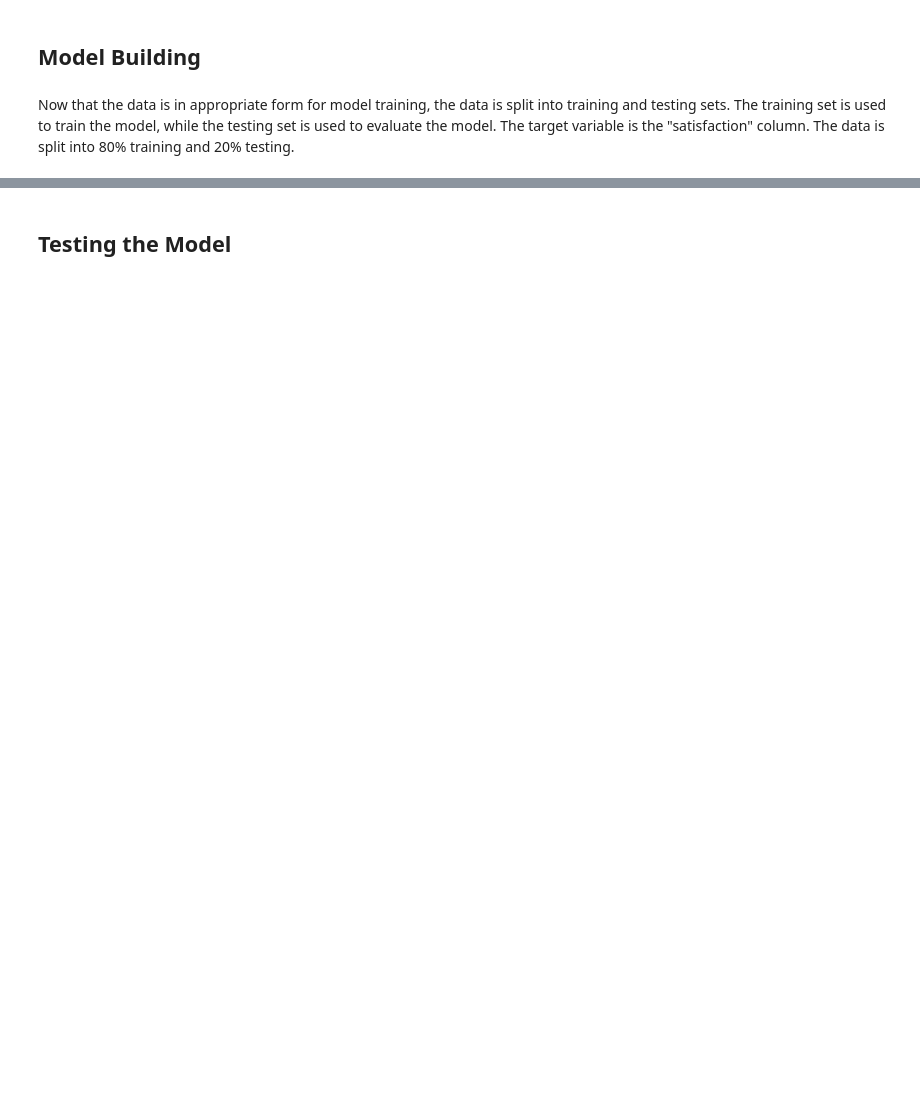
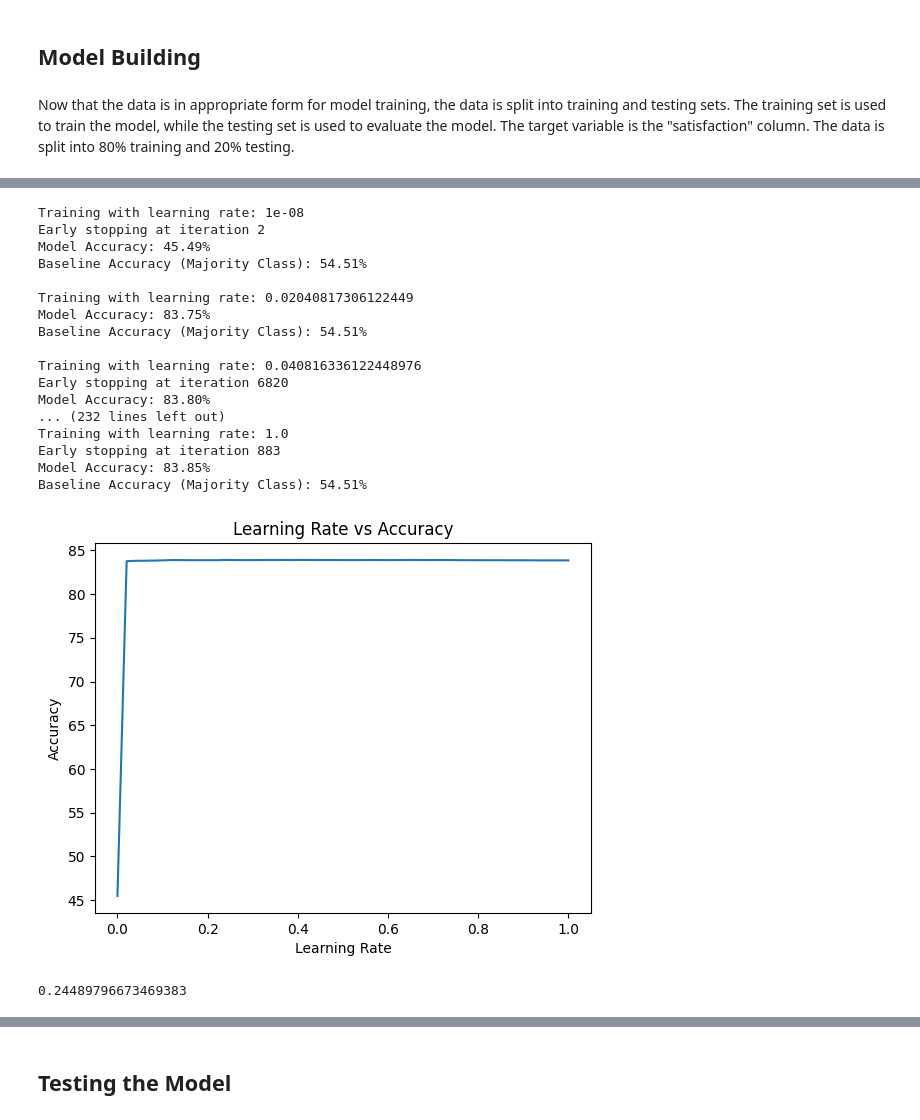
Before and after one commit to e-c-centric/MachineLearning, a Jupyter notebook: Elikem Gale-Zoyiku_Midsemester_Project/Elikem Gale-Zoyiku_Midsemester_Project.ipynb, the cells around one changed output, grey strips where cells are left out. Saved outputs shown, nothing was run; the diff lists cells and outputs as text; code cells hidden in the pictures; blank space fills up the shorter version.

```diff
--- a/Elikem Gale-Zoyiku_Midsemester_Project/Elikem Gale-Zoyiku_Midsemester_Project.ipynb
+++ b/Elikem Gale-Zoyiku_Midsemester_Project/Elikem Gale-Zoyiku_Midsemester_Project.ipynb
@@ -851,0 +1068,39 @@ Model Accuracy: 54.51%
+# %%
+learning_range = np.linspace(0.00000001, 1, 50)
+accuracies = {}
+for lr in learning_range:
+    print(f"\nTraining with learning rate: {lr}")
+    model = LogisticClassifier(learning_rate=lr)
+    model.load(data, 'satisfaction')
+    model.train()
+    accuracies[lr] = model.evaluate()
+
+
+plt.plot(learning_range, accuracies.values())
+plt.xlabel('Learning Rate')
+plt.ylabel('Accuracy')
+plt.title('Learning Rate vs Accuracy')
+plt.show()
+
+best_lr = max(accuracies, key=accuracies.get)
+best_lr
+# %% [output]
+Training with learning rate: 1e-08
+Early stopping at iteration 2
+Model Accuracy: 45.49%
+Baseline Accuracy (Majority Class): 54.51%
+
+Training with learning rate: 0.02040817306122449
+Model Accuracy: 83.75%
+Baseline Accuracy (Majority Class): 54.51%
+
+Training with learning rate: 0.040816336122448976
+Early stopping at iteration 6820
+Model Accuracy: 83.80%
+... (232 lines left out)
+Training with learning rate: 1.0
+Early stopping at iteration 883
+Model Accuracy: 83.85%
+Baseline Accuracy (Majority Class): 54.51%
+[figure, added]
+0.24489796673469383
```
Also changed, not shown: parts of 47 cells of this notebook, 32 other files.
